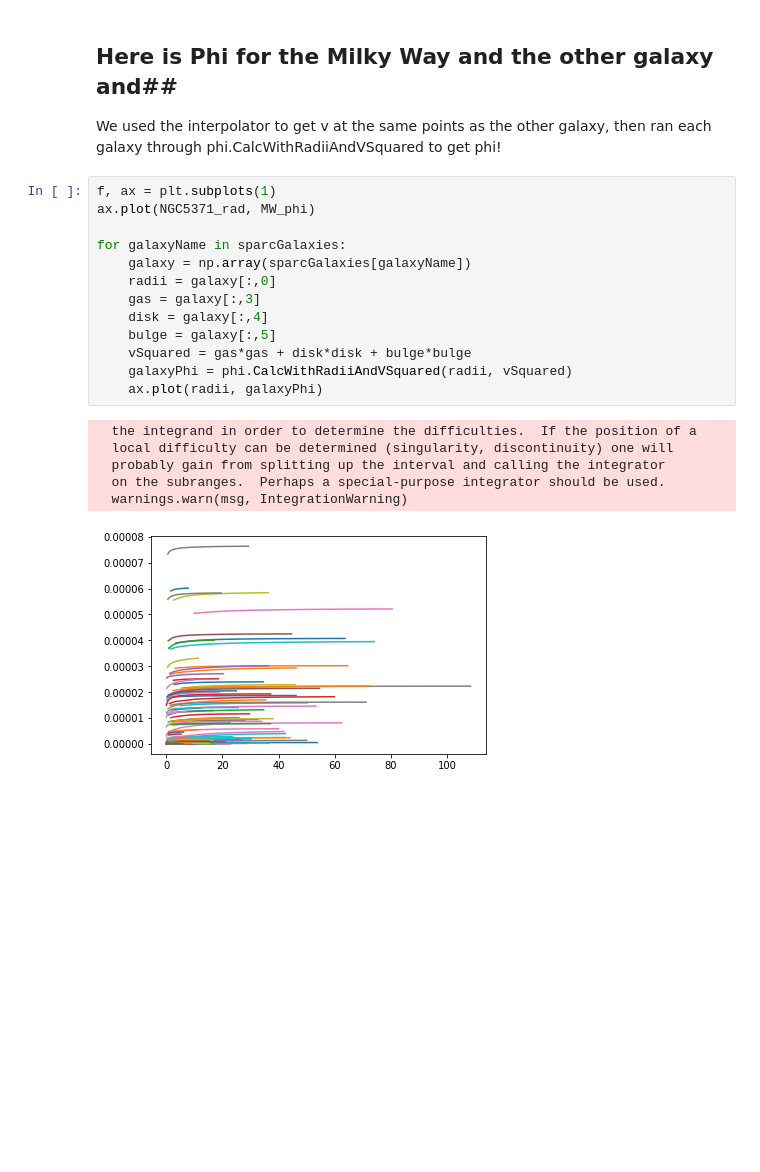
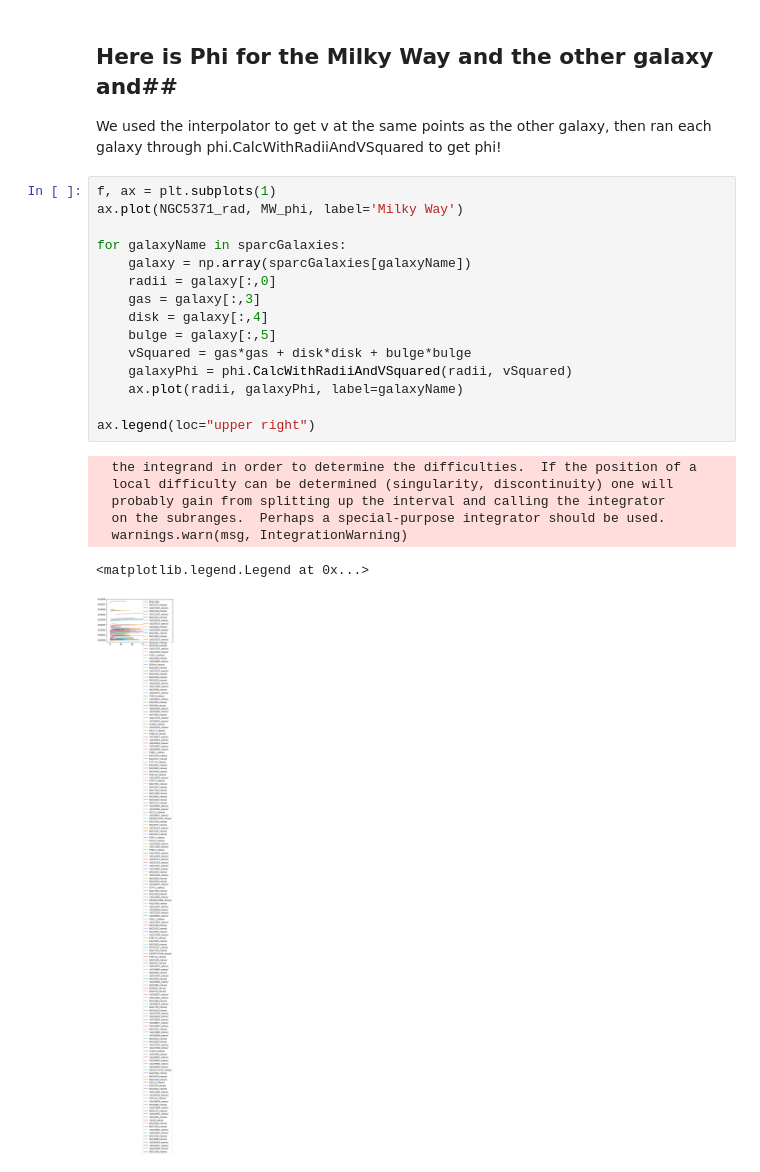
Before and after one commit to Cisneros-Galaxy/RCFM, a Jupyter notebook: Model.ipynb, the cells around one changed output. Cells and saved outputs as stored; diff of their text form; blank space fills up the shorter version.

Commit message:
added labels to the huge plot

```diff
--- a/Model.ipynb
+++ b/Model.ipynb
@@ -80,21 +80,24 @@ MW_phi = phi.CalcWithRadiiAndVSquared(NGC5371_rad, MW_vSquared)
 We used the interpolator to get v at the same points as the other galaxy, then ran each galaxy through phi.CalcWithRadiiAndVSquared to get phi!
 # %%
 f, ax = plt.subplots(1)
-ax.plot(NGC5371_rad, MW_phi)
+ax.plot(NGC5371_rad, MW_phi, label='Milky Way')
 
 for galaxyName in sparcGalaxies:
     galaxy = np.array(sparcGalaxies[galaxyName])
     radii = galaxy[:,0]
     gas = galaxy[:,3]
     disk = galaxy[:,4]
     bulge = galaxy[:,5]
     vSquared = gas*gas + disk*disk + bulge*bulge
     galaxyPhi = phi.CalcWithRadiiAndVSquared(radii, vSquared)
-    ax.plot(radii, galaxyPhi)
+    ax.plot(radii, galaxyPhi, label=galaxyName)
+
+ax.legend(loc="upper right")
 # %% [output]
   the integrand in order to determine the difficulties.  If the position of a
   local difficulty can be determined (singularity, discontinuity) one will
   probably gain from splitting up the interval and calling the integrator
   on the subranges.  Perhaps a special-purpose integrator should be used.
   warnings.warn(msg, IntegrationWarning)
+<matplotlib.legend.Legend at 0x...>
-[figure, old version]
+[figure, new version]
```
